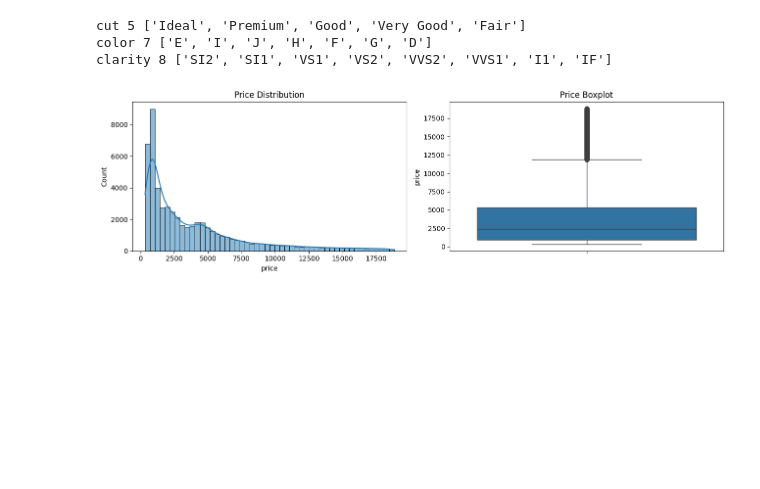
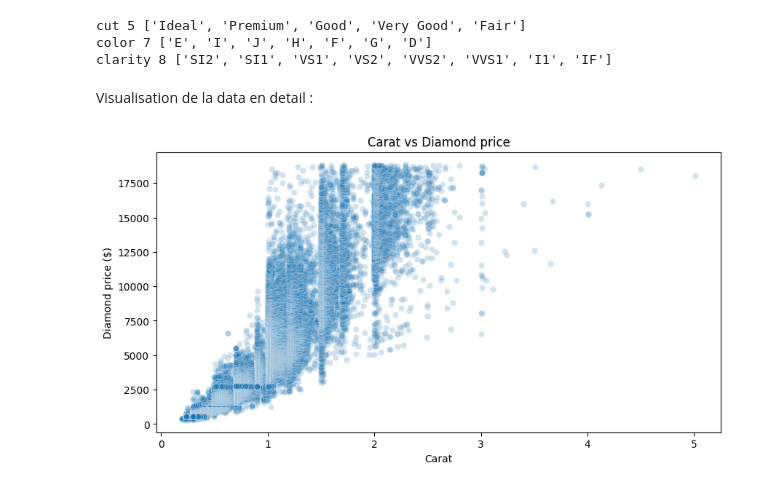
Before and after one commit to aminebadi3/PROJET-AAA, a Jupyter notebook: MLPRO.ipynb, the cells around one changed output. Drawn from its saved outputs; the diff is of its cells as text; code cells hidden in the pictures; blank space fills up the shorter version.

```diff
--- a/MLPRO.ipynb
+++ b/MLPRO.ipynb
@@ -97,16 +100,14 @@ prep_onehot = ColumnTransformer([
     ("num", StandardScaler(), num_x),
     ("cat", OneHotEncoder(handle_unknown="ignore", sparse_output=False), cat_x),
 ])
-# %%
-fig, axes = plt.subplots(1, 2, figsize=(13, 4))
-
-sns.histplot(Y, bins=50, kde=True, ax=axes[0])
-axes[0].set_title('Price Distribution')
-
-sns.boxplot(Y, ax=axes[1])
-axes[1].set_title('Price Boxplot')
-
-plt.tight_layout()
-plt.show()
-# %% [output]
-[figure, removed]
+# %% [markdown]
+Visualisation de la data en detail :
+# %%
+plt.figure(figsize=(10,5))
+sns.scatterplot(data=data,x='carat',y='price',alpha=0.2)
+plt.title('Carat vs Diamond price')
+plt.xlabel('Carat')
+plt.ylabel('Diamond price ($)')
+plt.show()
+# %% [output]
+[figure, added]
```
Also changed, not shown: parts of 9 cells of this notebook.
